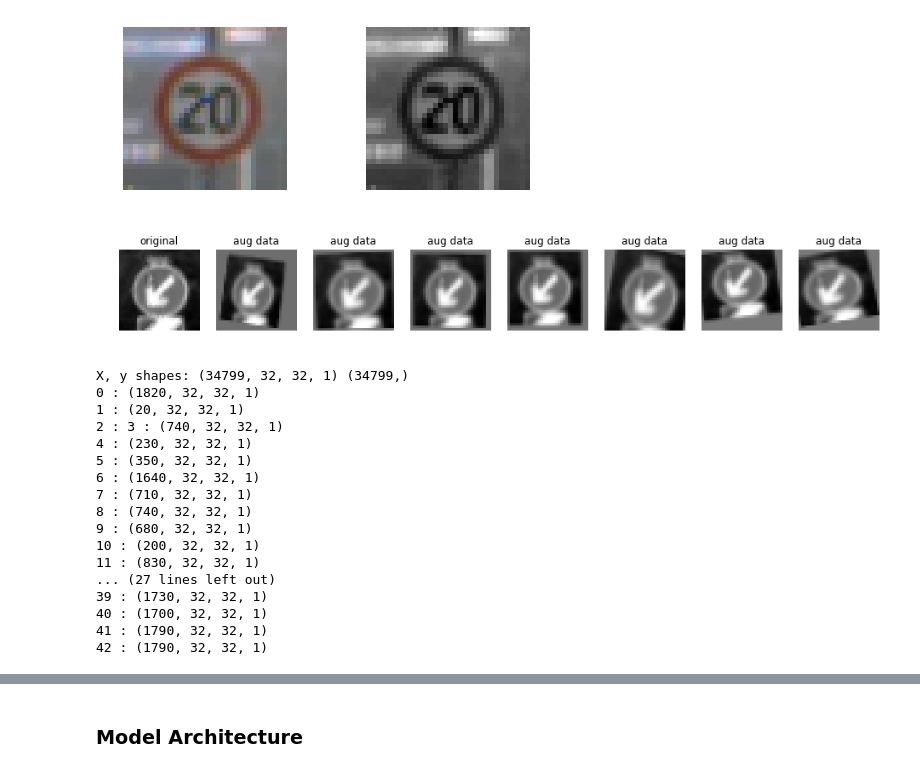
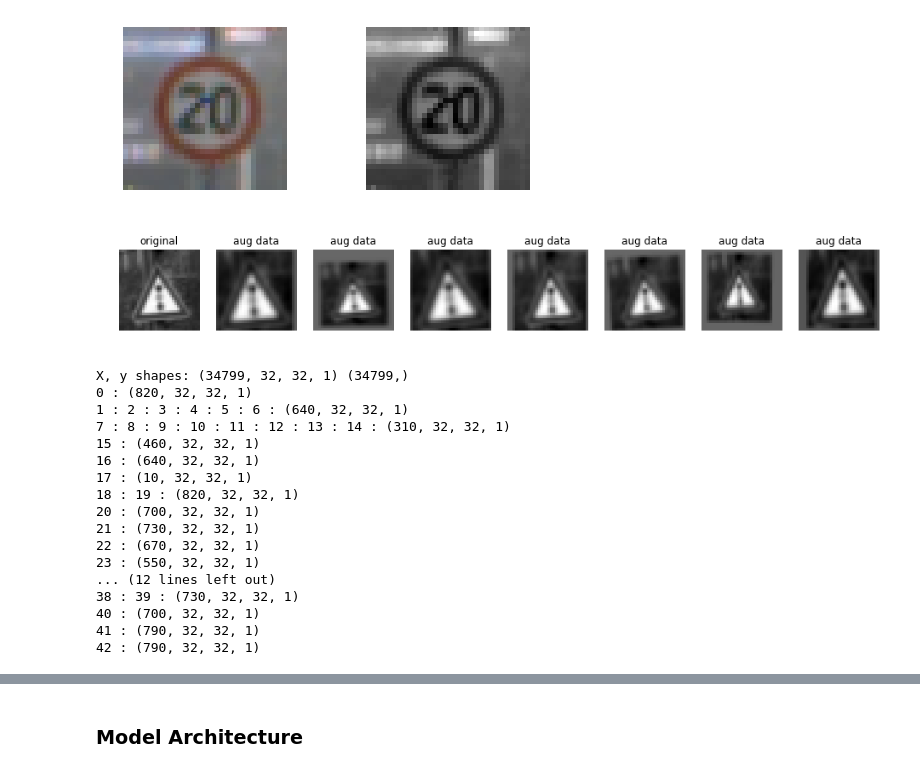
Before and after one commit to FutureKen/CarND-Traffic-Sign-Classifier-Project, a Jupyter notebook: Traffic_Sign_Classifier.ipynb, the cells around one changed output, grey strips where cells are left out. Drawn from its saved outputs; the diff is of its cells as text; code cells hidden in the pictures.

```diff
--- a/Traffic_Sign_Classifier.ipynb
+++ b/Traffic_Sign_Classifier.ipynb
@@ -195,7 +197,7 @@ def random_brightness(img):
     dst = shifted * coef - 1.0
     return dst
 
-def transform_image(image, ang_range=8, warp_range=6, trans_range=4):
+def transform_image(image, ang_range=8, warp_range=3, scale_range=4, trans_range=4):
     #Random Brightness
     image = random_brightness(image)
 
@@ -207,39 +209,48 @@ def transform_image(image, ang_range=8, warp_range=6, trans_range=4):
     tr_x = trans_range*np.random.uniform()-trans_range/2
     tr_y = trans_range*np.random.uniform()-trans_range/2
     Trans_M = np.float32([[1,0,tr_x],[0,1,tr_y]])
+    #Random Scale
+    px = np.random.randint(-scale_range,scale_range)
+    pte1 = np.float32([[px,px],[rows-px,px],[px,cols-px],[rows-px,cols-px]])
+    pte2 = np.float32([[0,0],[rows,0],[0,cols],[rows,cols]])
+    scale_M = cv2.getPerspectiveTransform(pte1,pte2)
+
     # Random Warp
     pts1 = np.float32([[8,8],[24,8],[8,24]])
-    pt1 = 8 + warp_range*np.random.uniform() - warp_range/2
-    pt2 = 24 + warp_range*np.random.uniform() - warp_range/2
-    pts2 = np.float32([[pt1,8],[pt2,pt1],[8,pt2]])
+    pt1x = 8 + warp_range*np.random.uniform() - warp_range/2
+    pt1y = 8 + warp_range*np.random.uniform() - warp_range/2
+    pt2x = 24 + warp_range*np.random.uniform() - warp_range/2
+    pt2y = 24 + warp_range*np.random.uniform() - warp_range/2
+    pts2 = np.float32([[pt1y,pt1x],[pt2y,pt1x],[pt1y,pt2x]])
     warp_M = cv2.getAffineTransform(pts1,pts2)
 
+    image = cv2.warpPerspective(image,scale_M,(rows,cols))
     image = cv2.warpAffine(image,Rot_M,(cols,rows))
     image = cv2.warpAffine(image,Trans_M,(cols,rows))
     image = cv2.warpAffine(image,warp_M,(cols,rows))
 
 
     #50% change to apply random histagram equalize
 #     if (np.random.choice(3) == 0):
 #         image[:, :] = exposure.equalize_hist(image[:, :])
 
 
     image = image[:,:,np.newaxis]
     return image
 
 test_img = X_train[5555]
 fig, axs = plt.subplots(1,8, figsize=(16, 9))
 axs[0].axis('off')
 axs[0].imshow(test_img.squeeze(), cmap='gray')
 axs[0].set_title('original')
 
 for i in range(7):
     test_dst = transform_image(test_img)
     axs[i+1].axis('off')
     axs[i+1].imshow(test_dst.squeeze(), cmap='gray')
     axs[i+1].set_title('aug data')
 # %% [output]
-[figure, old version]
+[figure, new version]
 # %%
 print('X, y shapes:', X_train.shape, y_train.shape)
 
@@ -252,10 +263,10 @@ for class_n in range(n_classes):
     class_indices = np.where(y_train == class_n)
     #print(class_indices)
     n_samples = len(class_indices[0])
-    if n_samples < 2000:
+    if n_samples < 1000:
         X_ = []
         y_ = []
-        for i in range(2000 - n_samples):
+        for i in range(1000 - n_samples):
             input_indices.append(class_indices[0][i % n_samples])
             output_indices.append(X_train.shape[0])
             trans_img = transform_image(X_train[class_indices[0][i % n_samples]])
@@ -266,22 +277,22 @@ for class_n in range(n_classes):
         y_train = np.append(y_train, np.asarray(y_), axis=0)
 # %% [output]
 X, y shapes: (34799, 32, 32, 1) (34799,)
-0 : (1820, 32, 32, 1)
-1 : (20, 32, 32, 1)
-2 : 3 : (740, 32, 32, 1)
-4 : (230, 32, 32, 1)
-5 : (350, 32, 32, 1)
-6 : (1640, 32, 32, 1)
-7 : (710, 32, 32, 1)
-8 : (740, 32, 32, 1)
-9 : (680, 32, 32, 1)
-10 : (200, 32, 32, 1)
-11 : (830, 32, 32, 1)
-... (27 lines left out)
-39 : (1730, 32, 32, 1)
-40 : (1700, 32, 32, 1)
-41 : (1790, 32, 32, 1)
-42 : (1790, 32, 32, 1)
+0 : (820, 32, 32, 1)
+1 : 2 : 3 : 4 : 5 : 6 : (640, 32, 32, 1)
+7 : 8 : 9 : 10 : 11 : 12 : 13 : 14 : (310, 32, 32, 1)
+15 : (460, 32, 32, 1)
+16 : (640, 32, 32, 1)
+17 : (10, 32, 32, 1)
+18 : 19 : (820, 32, 32, 1)
+20 : (700, 32, 32, 1)
+21 : (730, 32, 32, 1)
+22 : (670, 32, 32, 1)
+23 : (550, 32, 32, 1)
+... (12 lines left out)
+38 : 39 : (730, 32, 32, 1)
+40 : (700, 32, 32, 1)
+41 : (790, 32, 32, 1)
+42 : (790, 32, 32, 1)
 # %%
 #augment_dataset(n_classes)
 print('X, y shapes:', X_train.shape, y_train.shape)
```
Also changed, not shown: parts of 13 cells of this notebook, 1 other file.
